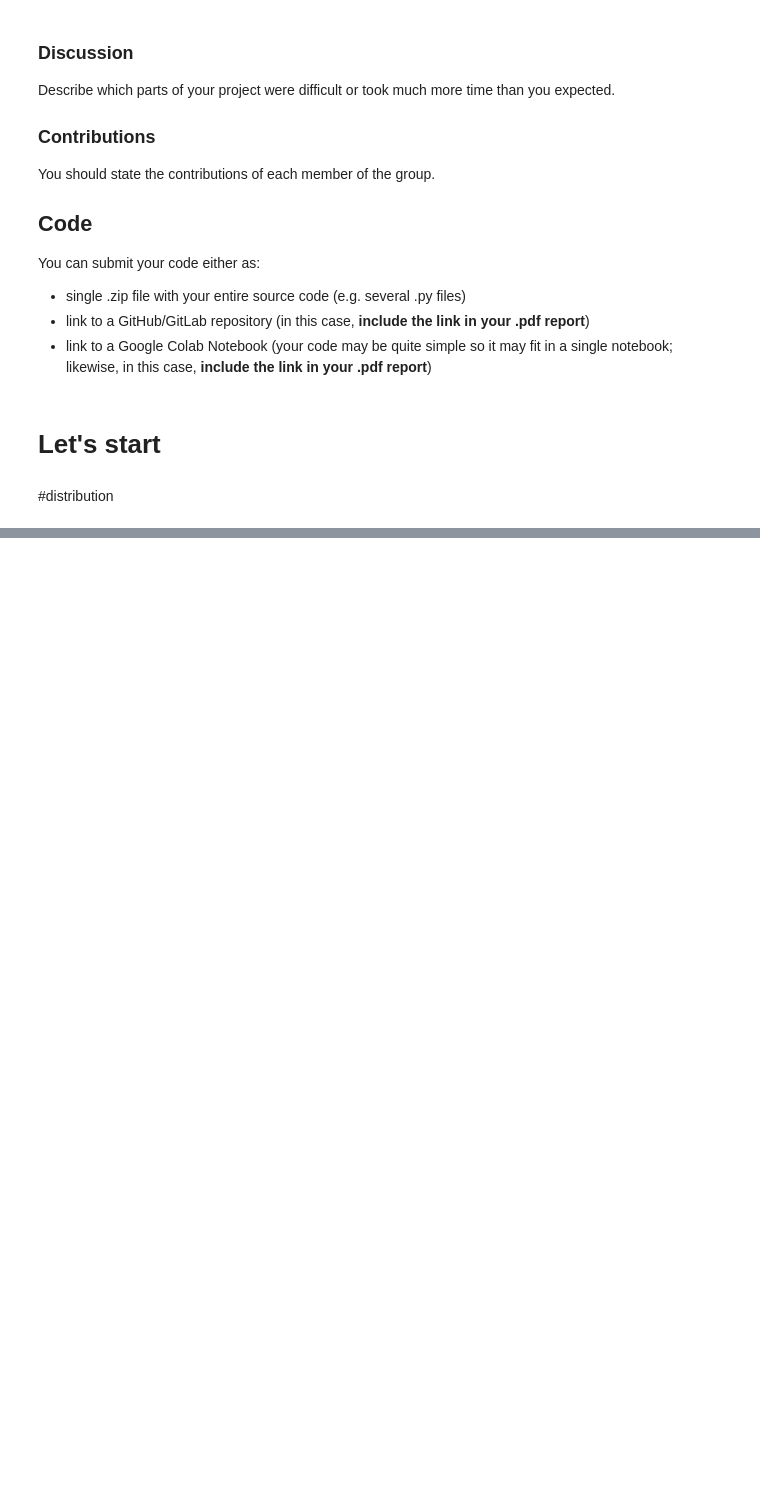
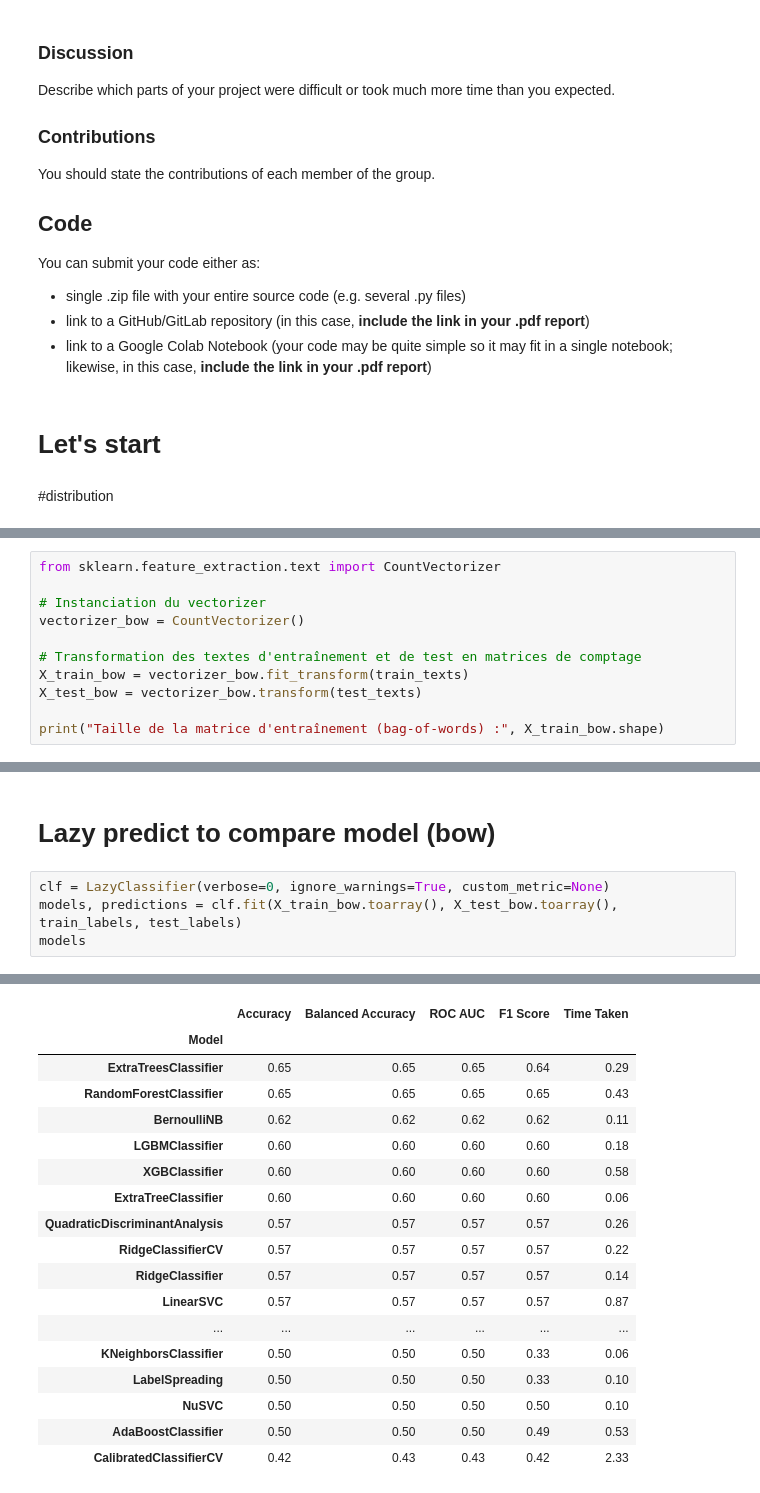
Before and after one commit to gyxcit/nlp_course1, a Jupyter notebook: llm_homework.ipynb, the cells around one changed output, grey strips where cells are left out. Cells and saved outputs as stored; diff of their text form; blank space fills up the shorter version.

```diff
--- a/llm_homework.ipynb
+++ b/llm_homework.ipynb
@@ -237,0 +297,11 @@ text = text.lstrip('\ufeff')
+# %%
+from sklearn.feature_extraction.text import CountVectorizer
+
+# Instanciation du vectorizer
+vectorizer_bow = CountVectorizer()
+
+# Transformation des textes d'entraînement et de test en matrices de comptage
+X_train_bow = vectorizer_bow.fit_transform(train_texts)
+X_test_bow = vectorizer_bow.transform(test_texts)
+
+print("Taille de la matrice d'entraînement (bag-of-words) :", X_train_bow.shape)
@@ -237,0 +400,7 @@ text = text.lstrip('\ufeff')
+# %% [markdown]
+# Lazy predict to compare model (bow)
+# %%
+clf = LazyClassifier(verbose=0, ignore_warnings=True, custom_metric=None)
+models, predictions = clf.fit(X_train_bow.toarray(), X_test_bow.toarray(), train_labels, test_labels)
+models
+# %% [output]
@@ -237,0 +424,18 @@ text = text.lstrip('\ufeff')
+|  | Accuracy | Balanced Accuracy | ROC AUC | F1 Score | Time Taken |
+| Model |  |  |  |  |  |
+| ExtraTreesClassifier | 0.65 | 0.65 | 0.65 | 0.64 | 0.29 |
+| RandomForestClassifier | 0.65 | 0.65 | 0.65 | 0.65 | 0.43 |
+| BernoulliNB | 0.62 | 0.62 | 0.62 | 0.62 | 0.11 |
+| LGBMClassifier | 0.60 | 0.60 | 0.60 | 0.60 | 0.18 |
+| XGBClassifier | 0.60 | 0.60 | 0.60 | 0.60 | 0.58 |
+| ExtraTreeClassifier | 0.60 | 0.60 | 0.60 | 0.60 | 0.06 |
+| QuadraticDiscriminantAnalysis | 0.57 | 0.57 | 0.57 | 0.57 | 0.26 |
+| RidgeClassifierCV | 0.57 | 0.57 | 0.57 | 0.57 | 0.22 |
+| RidgeClassifier | 0.57 | 0.57 | 0.57 | 0.57 | 0.14 |
+| LinearSVC | 0.57 | 0.57 | 0.57 | 0.57 | 0.87 |
+| ... | ... | ... | ... | ... | ... |
+| KNeighborsClassifier | 0.50 | 0.50 | 0.50 | 0.33 | 0.06 |
+| LabelSpreading | 0.50 | 0.50 | 0.50 | 0.33 | 0.10 |
+| NuSVC | 0.50 | 0.50 | 0.50 | 0.50 | 0.10 |
+| AdaBoostClassifier | 0.50 | 0.50 | 0.50 | 0.49 | 0.53 |
+| CalibratedClassifierCV | 0.42 | 0.43 | 0.43 | 0.42 | 2.33 |
```
Also changed, not shown: parts of 22 cells of this notebook.
